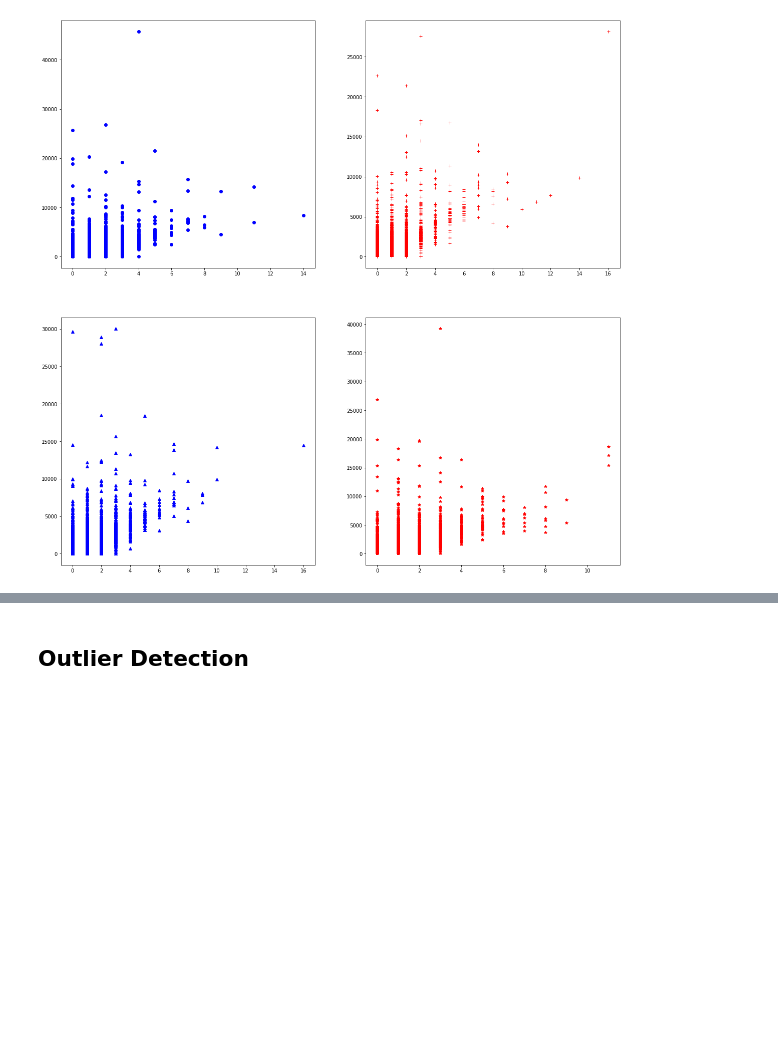
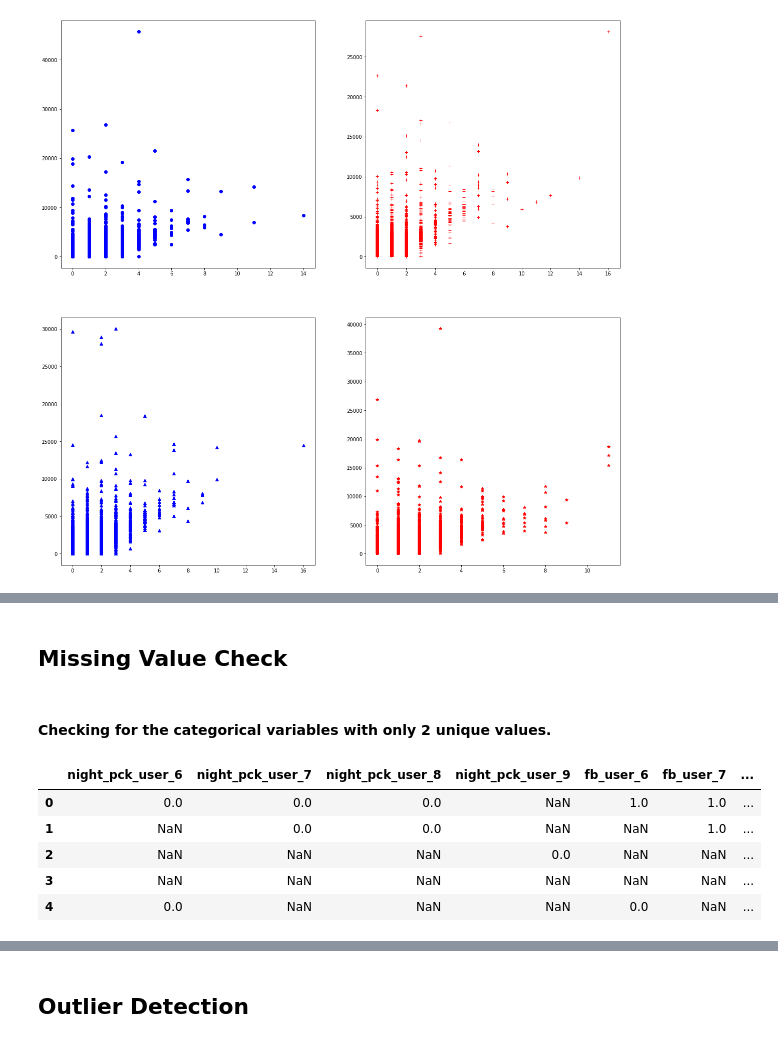
Before and after one commit to BiswajeetAtul/Assignments-MLAI, a Jupyter notebook: Telecom Churn Case/TelecomChurn_CaseStudy_Final.ipynb, the cells around one changed output, grey strips where cells are left out. Saved outputs shown, nothing was run; the diff lists cells and outputs as text; code cells hidden in the pictures; blank space fills up the shorter version.

```diff
--- a/Telecom Churn Case/TelecomChurn_CaseStudy_Final.ipynb
+++ b/Telecom Churn Case/TelecomChurn_CaseStudy_Final.ipynb
@@ -334,0 +293,4 @@ teleData_imputed.head(10)
+# %% [markdown]
+## Missing Value Check
+# %% [markdown]
+#### Checking for the categorical variables with only 2 unique values.
@@ -334,0 +300,11 @@ teleData_imputed.head(10)
+# %%
+# Columns with only 2 unique value.
+nunique_2=pd.DataFrame(teleData.nunique().where(lambda x:x==2).dropna())
+teleData[nunique_2.index].head()
+# %% [output]
+|  | night_pck_user_6 | night_pck_user_7 | night_pck_user_8 | night_pck_user_9 | fb_user_6 | fb_user_7 | ... |
+| 0 | 0.0 | 0.0 | 0.0 | NaN | 1.0 | 1.0 | ... |
+| 1 | NaN | 0.0 | 0.0 | NaN | NaN | 1.0 | ... |
+| 2 | NaN | NaN | NaN | 0.0 | NaN | NaN | ... |
+| 3 | NaN | NaN | NaN | NaN | NaN | NaN | ... |
+| 4 | 0.0 | NaN | NaN | NaN | 0.0 | NaN | ... |
```
Also changed, not shown: parts of 55 cells of this notebook.
